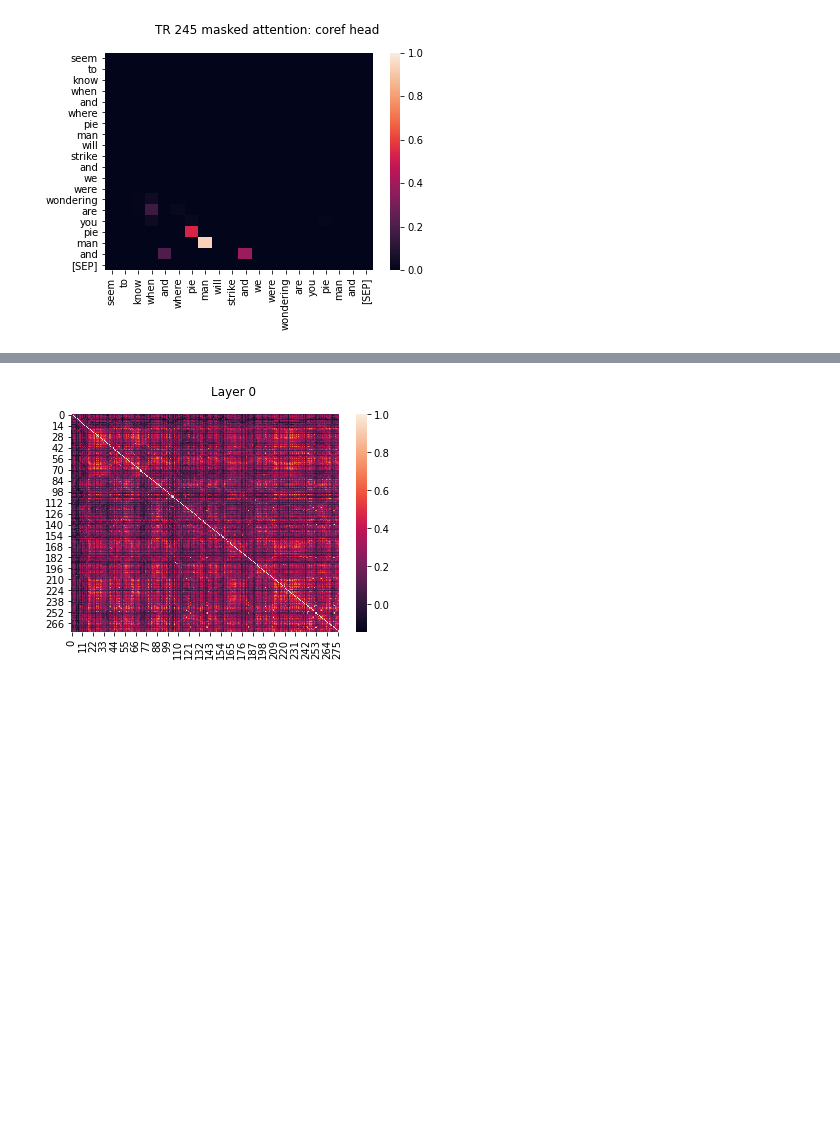
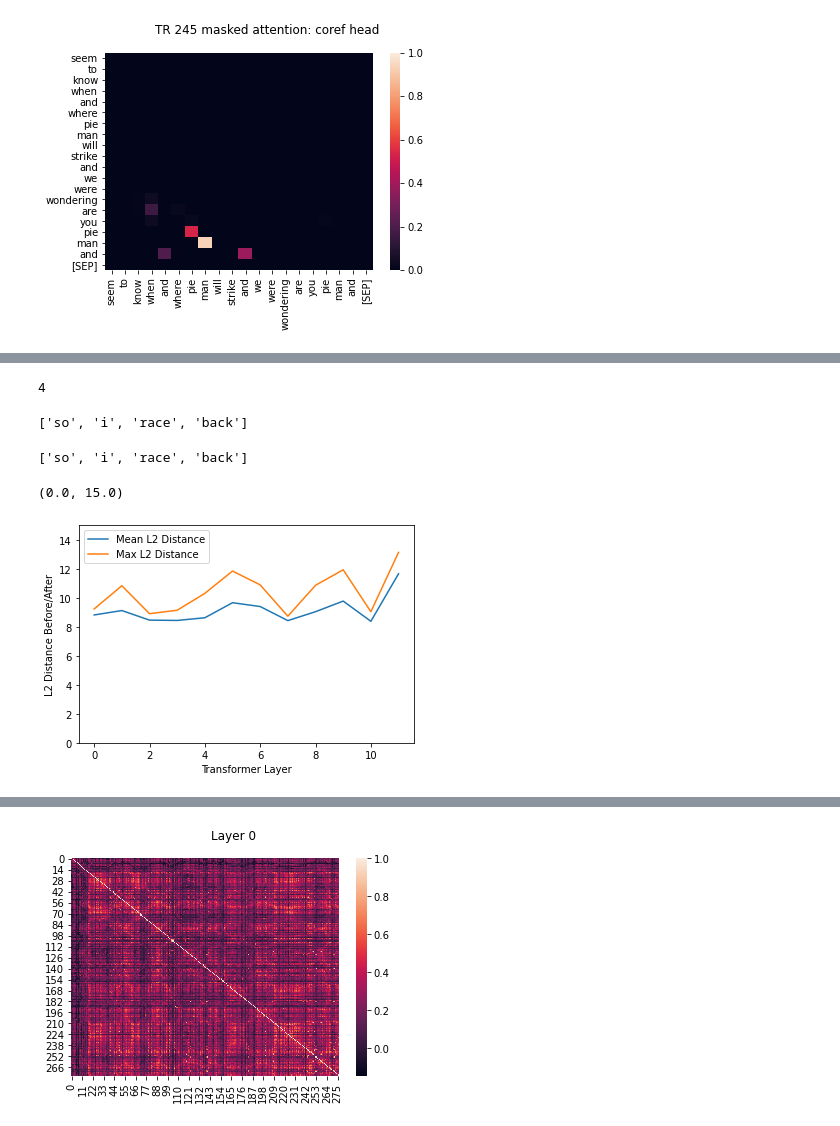
Before and after one commit to tsumers/bert-brains, a Jupyter notebook: BERT-attention-heads.ipynb, the cells around one changed output, grey strips where cells are left out. Drawn from its saved outputs; the diff is of its cells as text; code cells hidden in the pictures; blank space fills up the shorter version.

```diff
--- a/BERT-attention-heads.ipynb
+++ b/BERT-attention-heads.ipynb
@@ -188 +230,31 @@ sns.heatmap(pd.DataFrame(foo.stimulus_df.attention_heads_L2[10]), vmin=0, vmax=1
+# %%
+foo.layerwise_token_movement()
+
+len(foo.stimulus_df["activation_layerwise_l2_distances"][0][0])
+# %% [output]
+4
+# %%
+mean_l2_per_layer = foo.stimulus_df["activation_layerwise_l2_distances"].apply(lambda x: [np.mean(layer) for layer in x])
+max_l2_per_layer = foo.stimulus_df["activation_layerwise_l2_distances"].apply(lambda x: [np.max(layer) for layer in x])
+
+foo.stimulus_df["activation_layerwise_mean_l2"] = mean_l2_per_layer
+foo.stimulus_df["activation_layerwise_max_l2"] = max_l2_per_layer
+# %%
+foo.stimulus_df.iloc[55].transformer_tokens_in_tr
+# %% [output]
+['so', 'i', 'race', 'back']
+# %%
+test = foo.stimulus_df.iloc[55]
+print(test.transformer_tokens_in_tr)
+
+plt.plot(test["activation_layerwise_mean_l2"], label="Mean L2 Distance")
+plt.plot(test["activation_layerwise_max_l2"], label="Max L2 Distance")
+plt.xlabel("Transformer Layer")
+plt.ylabel("L2 Distance Before/After")
+plt.legend(loc='best')
+plt.ylim(0, 15)
+# %% [output]
+['so', 'i', 'race', 'back']
+(0.0, 15.0)
+[figure, added]
 # %%
```
Also changed, not shown: parts of 13 cells of this notebook, 1 other file.
